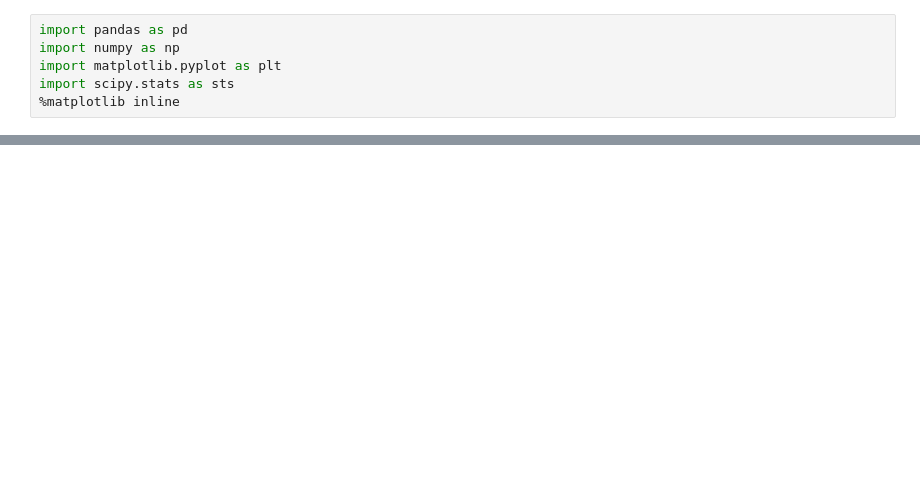
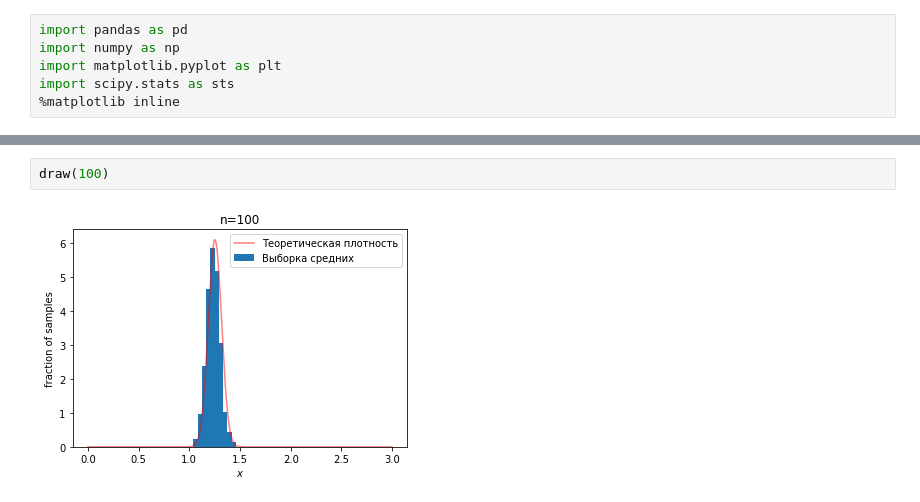
Before and after one commit to Afsent/coursera-ml, a Jupyter notebook: Mathematics and Python for data analysis/Statistics/Central Limit Theorem.ipynb, the cells around one changed output, grey strips where cells are left out. Cells and saved outputs as stored; diff of their text form; blank space fills up the shorter version.

```diff
--- a/Mathematics and Python for data analysis/Statistics/Central Limit Theorem.ipynb
+++ b/Mathematics and Python for data analysis/Statistics/Central Limit Theorem.ipynb
@@ -32,0 +83,4 @@ plt.legend()
+# %%
+draw(100)
+# %% [output]
+[figure, added]
```
Also changed, not shown: parts of 15 cells of this notebook.
